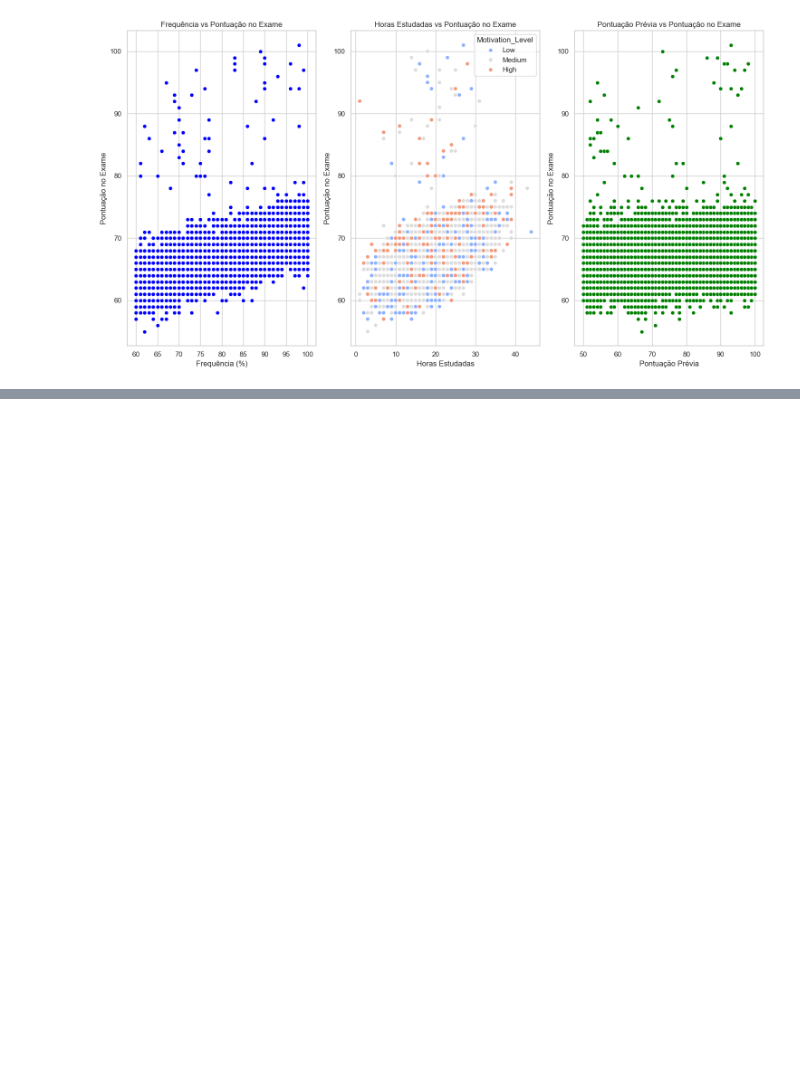
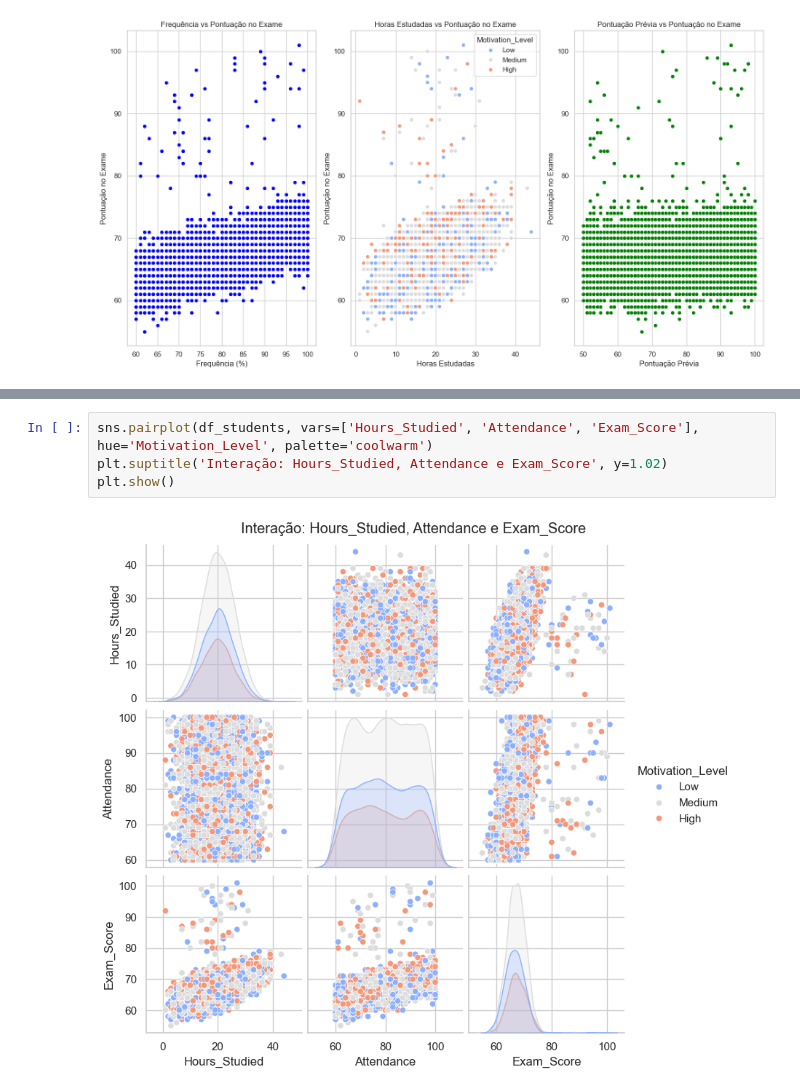
Before and after one commit to notsogreatdavi/PISI3-2024.2, a Jupyter notebook: EDA/EDA.ipynb, the cells around one changed output, grey strips where cells are left out. Cells and saved outputs as stored; diff of their text form; blank space fills up the shorter version.

```diff
--- a/EDA/EDA.ipynb
+++ b/EDA/EDA.ipynb
@@ -212 +213,7 @@ Passing `palette` without assigning `hue` is deprecated and will be removed in v
 [figure]
+# %%
+sns.pairplot(df_students, vars=['Hours_Studied', 'Attendance', 'Exam_Score'], hue='Motivation_Level', palette='coolwarm')
+plt.suptitle('Interação: Hours_Studied, Attendance e Exam_Score', y=1.02)
+plt.show()
+# %% [output]
+[figure, added]
```
Also changed, not shown: parts of 2 cells of this notebook.
